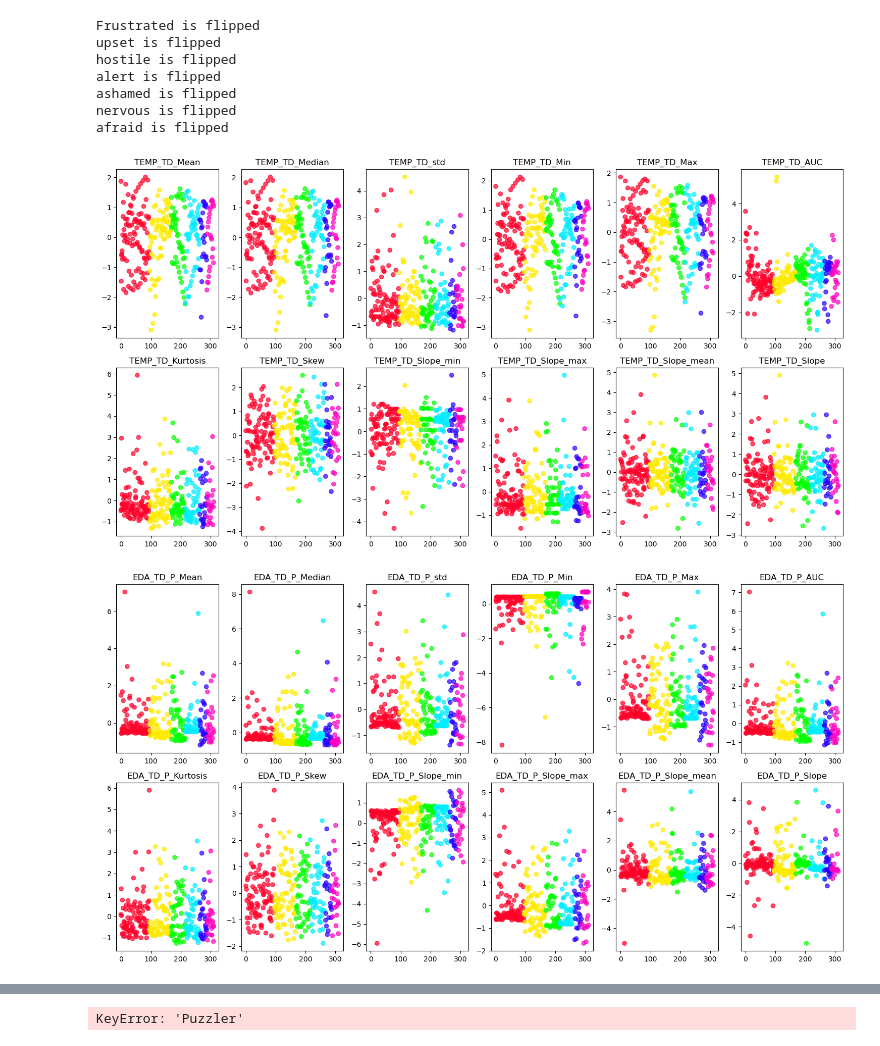
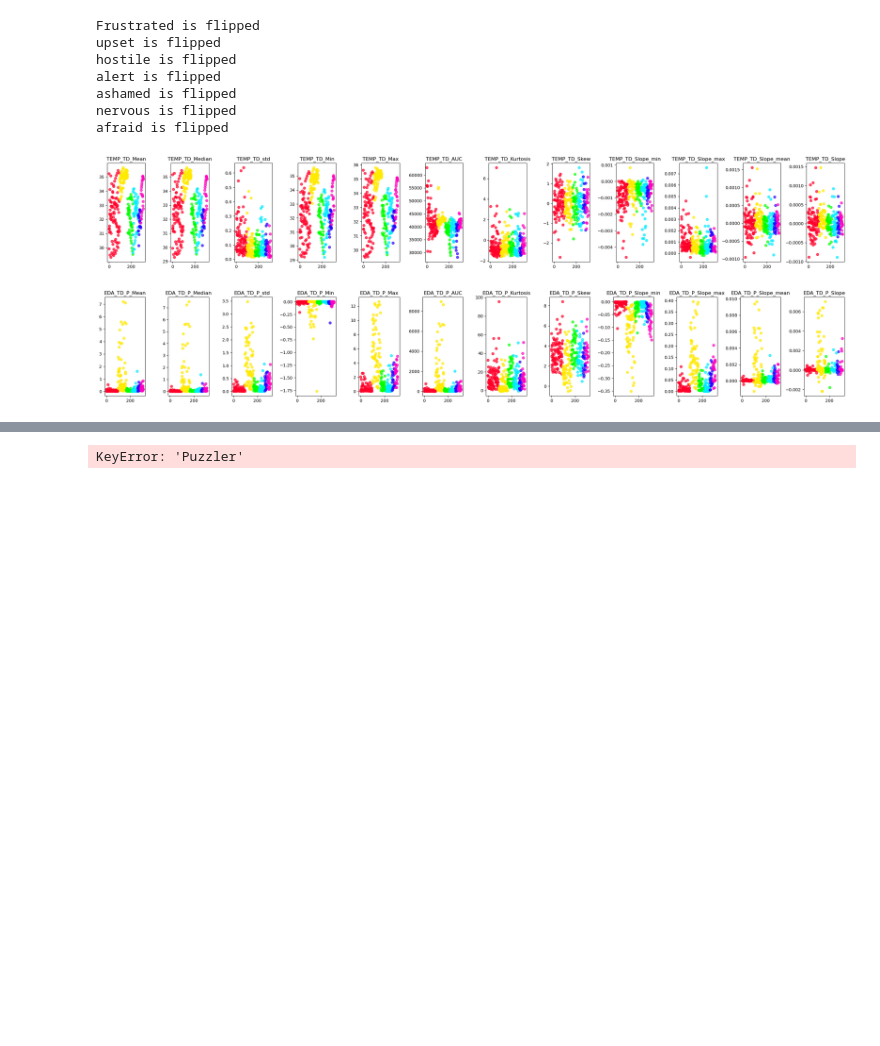
Before and after one commit to viktorseba/CDA, a Jupyter notebook: Case2/initial_look.ipynb, the cells around one changed output, grey strips where cells are left out. Saved outputs shown, nothing was run; the diff lists cells and outputs as text; code cells hidden in the pictures; blank space fills up the shorter version.

Commit message:
plot update

```diff
--- a/Case2/initial_look.ipynb
+++ b/Case2/initial_look.ipynb
@@ -54,7 +54,7 @@ Data_answers.rename(columns=new_columns, inplace=True)
 
 
 # Normalize within Cohort
-Normalize_group = True
+Normalize_group = False
 
 def normalize_by_group(df, group_col, method='zscore'):
     df_normalized = df.copy()
@@ -100,11 +100,40 @@ alert is flipped
 ashamed is flipped
 nervous is flipped
 afraid is flipped
+# %%
+# Build the mapping table
+mapping = data[['original_ID', 'raw_data_path', 'Individual']].reset_index(drop=True)
+
+# Choose features
+features = ['HR_TD_Mean', 'TEMP_TD_Mean', 'EDA_TD_P_Peaks']
+
+# Create subplots
+fig, axes = plt.subplots(nrows = 1, ncols = len(features), figsize = (18, 6), sharey = False)
+
+# Draw a boxplot for each feature, grouped by original_ID
+for ax, feat in zip(axes, features):
+    data.boxplot(
+        column = feat,
+        by = 'original_ID',
+        ax = ax,
+        rot = 90,
+        patch_artist = True,
+        boxprops = dict(facecolor = 'lightgoldenrodyellow'),
+        medianprops = dict(color = 'firebrick')
+    )
+    ax.set_title(f'{feat} by Original ID')
+    ax.set_xlabel('Original ID')
+    ax.set_ylabel(feat)
+
+# Show plot
+plt.suptitle('')
+plt.tight_layout()
+plt.show()
 # %%
 import math
 def plotstuff(data,c=Data_type['Cohort'].values,fix=False):
-    num_cols = 6
-    fig, axes = plt.subplots(nrows= math.ceil(len(data.columns) / num_cols), ncols=num_cols, figsize=(15, 8))
+    num_cols = 12
+    fig, axes = plt.subplots(nrows= math.ceil(len(data.columns) / num_cols), ncols=num_cols, figsize=(25, 4))
     axes = axes.flatten()
 
     for i, col in enumerate(data.columns):
@@ -121,33 +150,34 @@ def plotstuff(data,c=Data_type['Cohort'].values,fix=False):
         ax.set_title(col)
         if fix:
             ax.set_yticks(range(0, 6))
+
 
     plt.tight_layout()
     plt.show()
 
 HR = range(0,12)
 TEMP = range(12,24)
 EDA_P = range(24,36)
 EDA_T = range(36,48)
 EDA_Rest = range(48,51)
 
 
 '''plotstuff:
 plot a dataframe colored by fx cohort or round
     example use:
 --  plotstuff(Data_results.iloc[:,HR],c=Data_type['Cohort'])
 ->  plot data_results (HR colums) colored by cohort
 '''
 
 # plotstuff(Data_results.iloc[:,HR],c=Data_type['Round'])
 plotstuff(Data_results.iloc[:,TEMP])
 plotstuff(Data_results.iloc[:,EDA_P])
 plotstuff(Data_results.iloc[:,EDA_T])
 plotstuff(Data_results.iloc[:,EDA_Rest])
 
 # plotstuff(Data_mean_results.iloc[:,TEMP],c=Data_type['Cohort'].values)
 
 plotstuff(Data_answers,fix=True)
 # %% [output]
-[figure, old version]
+[figure, new version]
-[figure, old version]
+[figure, new version]
```
Also changed, not shown: parts of 1 cell of this notebook, 4 other files.
